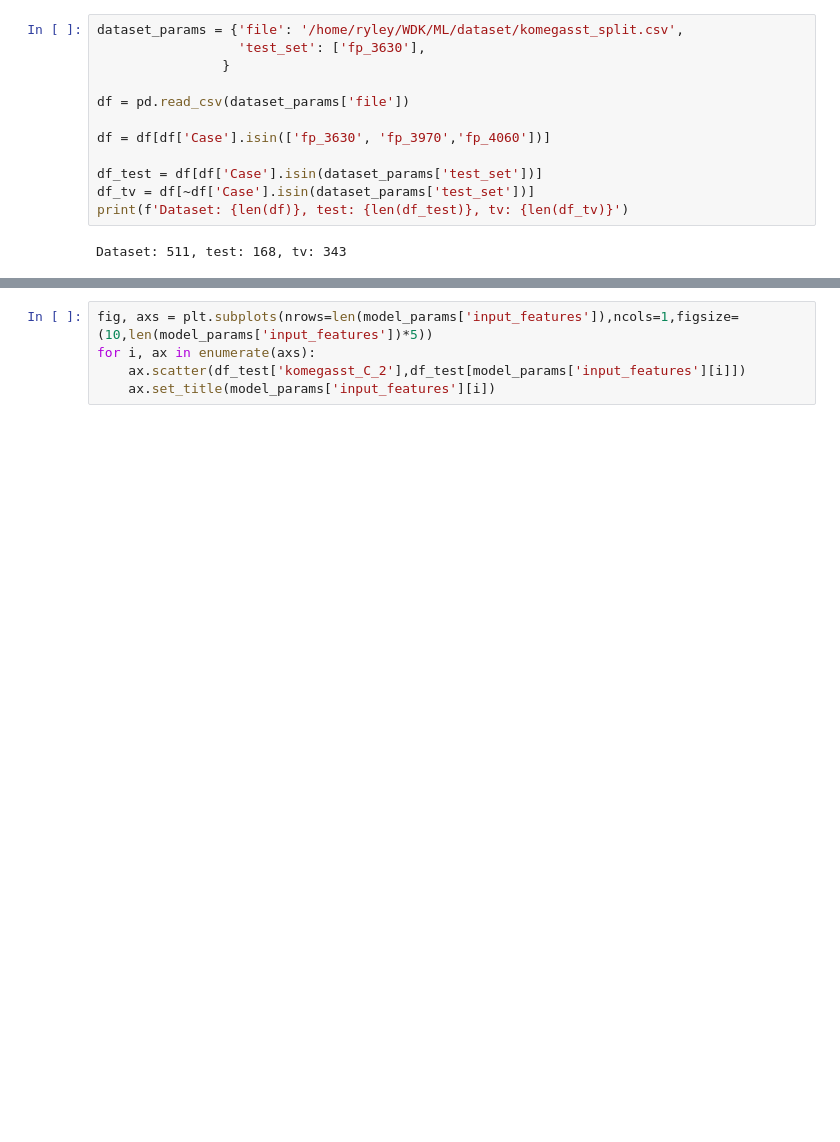
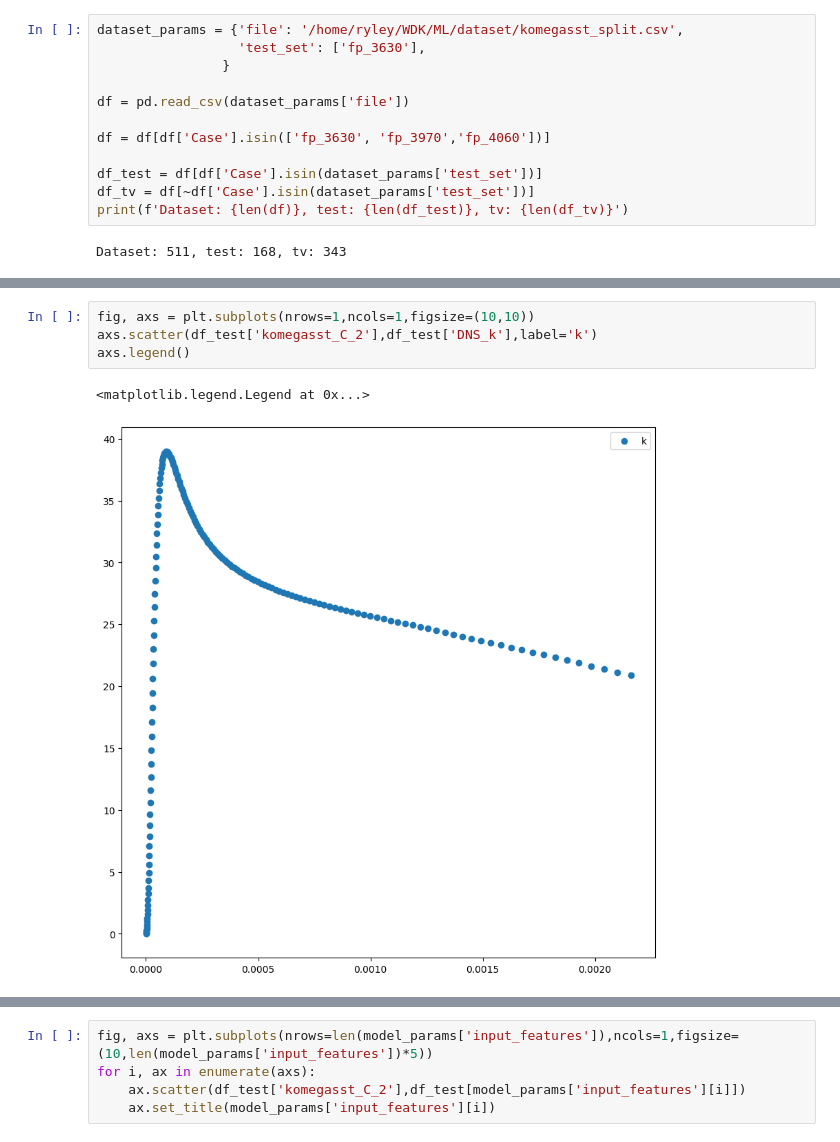
Before and after one commit to Nikhilakalia/kanTBNN, a Jupyter notebook: back2basics_fp_tbnn.ipynb, the cells around one changed output, grey strips where cells are left out. Cells and saved outputs as stored; diff of their text form; blank space fills up the shorter version.

```diff
--- a/back2basics_fp_tbnn.ipynb
+++ b/back2basics_fp_tbnn.ipynb
@@ -204,3 +205,10 @@ axs[2,2].scatter(df_test['komegasst_C_2'],df_test['pred_b_33_all'])
+# %%
+fig, axs = plt.subplots(nrows=1,ncols=1,figsize=(10,10))
+axs.scatter(df_test['komegasst_C_2'],df_test['DNS_k'],label='k')
+axs.legend()
+# %% [output]
+<matplotlib.legend.Legend at 0x...>
+[figure, added]
 # %%
 fig, axs = plt.subplots(nrows=1,ncols=1,figsize=(10,10))
 axs.scatter(df_test['komegasst_C_2'],df_test['pred_g1'],label='g1')
```
Also changed, not shown: parts of 7 cells of this notebook, 26 other files.
